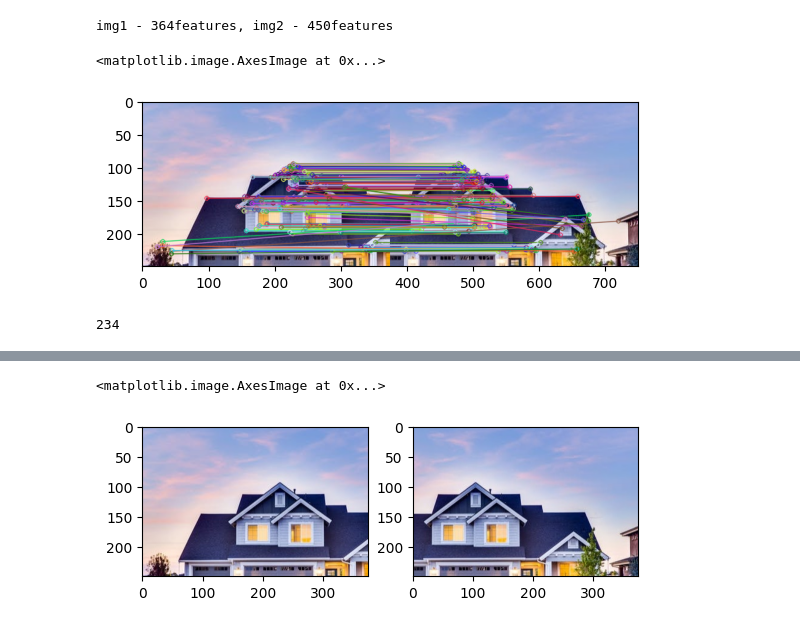
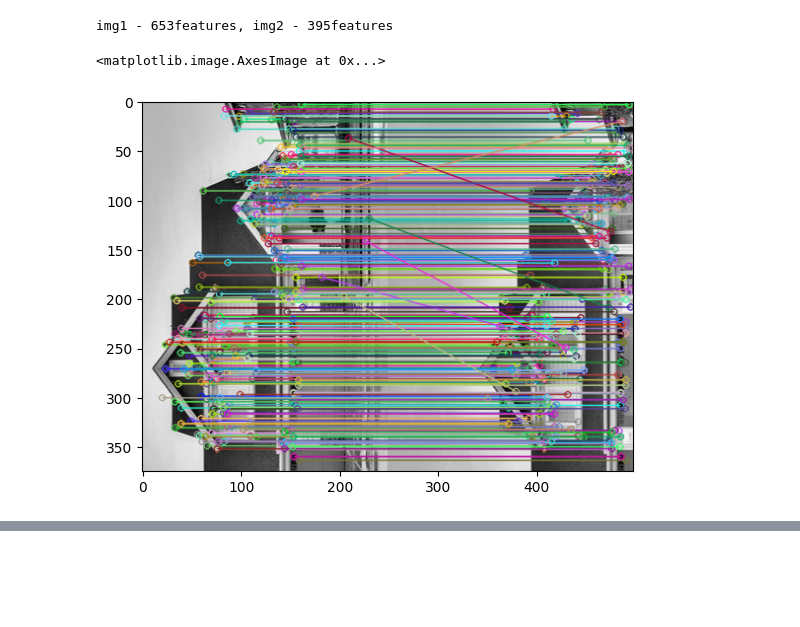
Before and after one commit to Lee-jun-young98/D_meta, a Jupyter notebook: merge_image.ipynb, the cells around one changed output, grey strips where cells are left out. Drawn from its saved outputs; the diff is of its cells as text; code cells hidden in the pictures; blank space fills up the shorter version.

```diff
--- a/merge_image.ipynb
+++ b/merge_image.ipynb
@@ -34,0 +71,2 @@ gray2 = cv2.cvtColor(imgs_list[2], cv2.COLOR_BGR2GRAY)
+# %%
+gray2 = rotate(mirroring(gray2))
@@ -44,24 +89,20 @@ print(f'img1 - {len(kp1)}features, img2 - {len(kp2)}features')
 keypoints1 = np.float32([keypoint.pt for keypoint in kp1])
 keypoints2 = np.float32([keypoint.pt for keypoint in kp2])
 # %% [output]
-img1 - 364features, img2 - 450features
+img1 - 653features, img2 - 395features
 # %%
 # 매칭
-bf = cv2.BFMatcher(cv2.NORM_HAMMING, crossCheck=True)
+bf = cv2.BFMatcher(cv2.DIST_L2, crossCheck=True) # HAMMING distance는 orb에서 사용
 matches = bf.match(des1, des2)
 matches = sorted(matches, key=lambda x: x.distance)
 # %%
-res = cv2.drawMatches(imgs_list[0], kp1, imgs_list[2], kp2, matches, None, \
+res = cv2.drawMatches(gray1, kp1, gray2, kp2, matches, None, \
                       flags=cv2.DRAW_MATCHES_FLAGS_NOT_DRAW_SINGLE_POINTS)
 
 plt.imshow(res)
 # %% [output]
 <matplotlib.image.AxesImage at 0x...>
-[figure, old version]
+[figure, new version]
-# %%
-len(matches)
-# %% [output]
-234
 # %%
 num_good_matches = 100
 good_matches = matches[:num_good_matches]
@@ -79,8 +119,0 @@ M, _ = cv2.findHomography(pts1, pts2, cv2.RANSAC, 5.0) # 최소 4개의 대응
-# %%
-plt.subplot(1,2,1)
-plt.imshow(imgs_list[0])
-plt.subplot(1,2,2)
-plt.imshow(imgs_list[2])
-# %% [output]
-<matplotlib.image.AxesImage at 0x...>
-[figure, removed]
```
Also changed, not shown: parts of 25 cells of this notebook, 3 other files.
